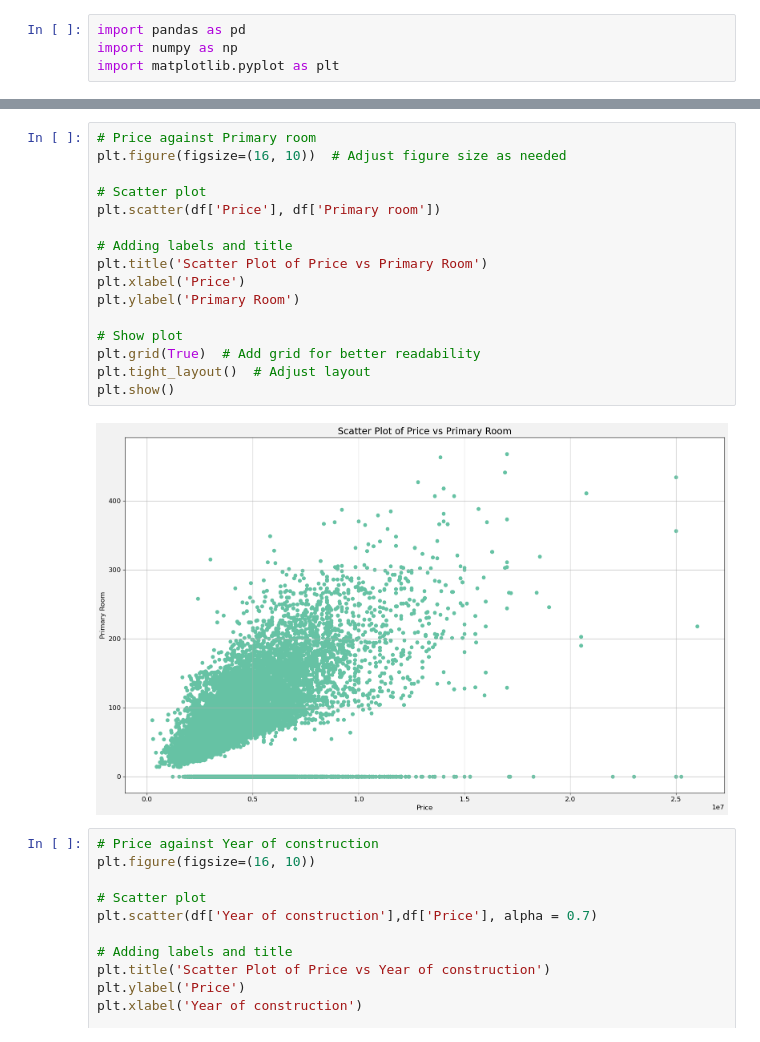
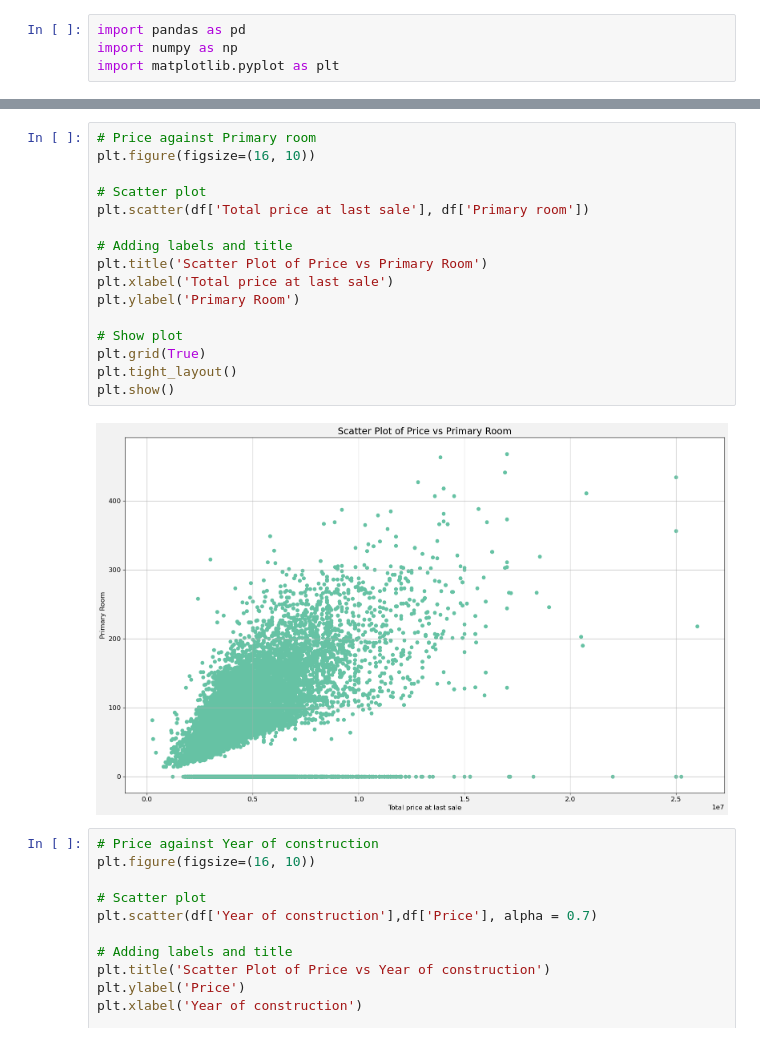
Before and after one commit to sebalexsmith/Bachelor-Thesis-Business-Analytics, a Jupyter notebook: Mats/Descriptive.ipynb, the cells around one changed output, grey strips where cells are left out. Drawn from its saved outputs; the diff is of its cells as text.

```diff
--- a/Mats/Descriptive.ipynb
+++ b/Mats/Descriptive.ipynb
@@ -107,21 +148,21 @@ plt.show()
 # %%
 # Price against Primary room
-plt.figure(figsize=(16, 10))  # Adjust figure size as needed
+plt.figure(figsize=(16, 10))
 
 # Scatter plot
-plt.scatter(df['Price'], df['Primary room'])
+plt.scatter(df['Total price at last sale'], df['Primary room'])
 
 # Adding labels and title
 plt.title('Scatter Plot of Price vs Primary Room')
-plt.xlabel('Price')
+plt.xlabel('Total price at last sale')
 plt.ylabel('Primary Room')
 
 # Show plot
-plt.grid(True)  # Add grid for better readability
-plt.tight_layout()  # Adjust layout
+plt.grid(True)
+plt.tight_layout()
 plt.show()
 # %% [output]
-[figure, old version]
+[figure, new version]
 # %%
 # Price against Year of construction
 plt.figure(figsize=(16, 10))
```
Also changed, not shown: parts of 21 cells of this notebook, 2 other files.
